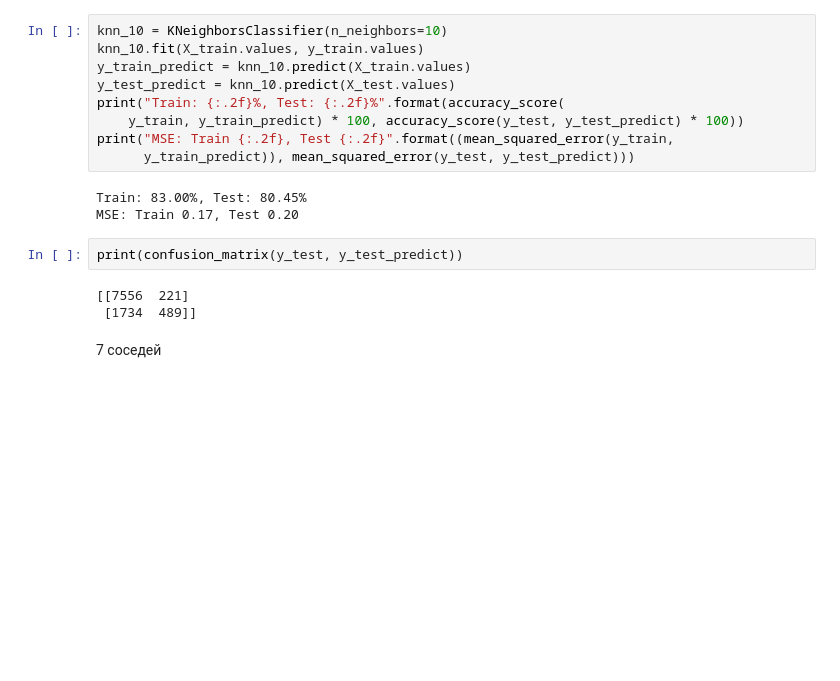
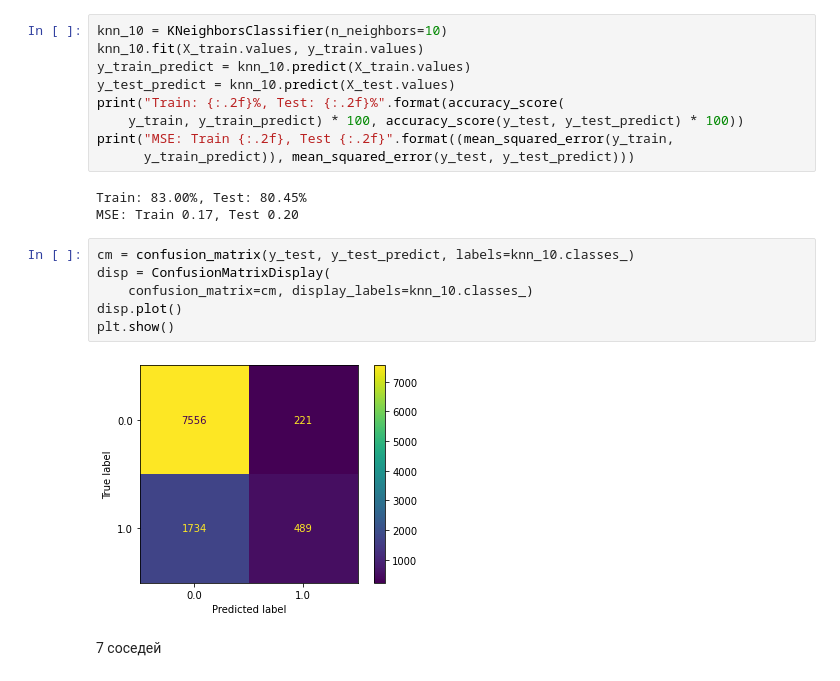
Before and after one commit to vlad-gogov/machine-learning, a Jupyter notebook: homeworks/hw_02.ipynb, the cells around one changed output. Cells and saved outputs as stored; diff of their text form; blank space fills up the shorter version.

```diff
--- a/homeworks/hw_02.ipynb
+++ b/homeworks/hw_02.ipynb
@@ -591,11 +594,14 @@ print("MSE: Train {:.2f}, Test {:.2f}".format((mean_squared_error(y_train,
 # %% [output]
 Train: 83.00%, Test: 80.45%
 MSE: Train 0.17, Test 0.20
-# %%
-print(confusion_matrix(y_test, y_test_predict))
-# %% [output]
-[[7556  221]
- [1734  489]]
+# %%
+cm = confusion_matrix(y_test, y_test_predict, labels=knn_10.classes_)
+disp = ConfusionMatrixDisplay(
+    confusion_matrix=cm, display_labels=knn_10.classes_)
+disp.plot()
+plt.show()
+# %% [output]
+[figure, added]
 # %% [markdown]
 7 соседей
 # %%
```
Also changed, not shown: parts of 14 cells of this notebook.
